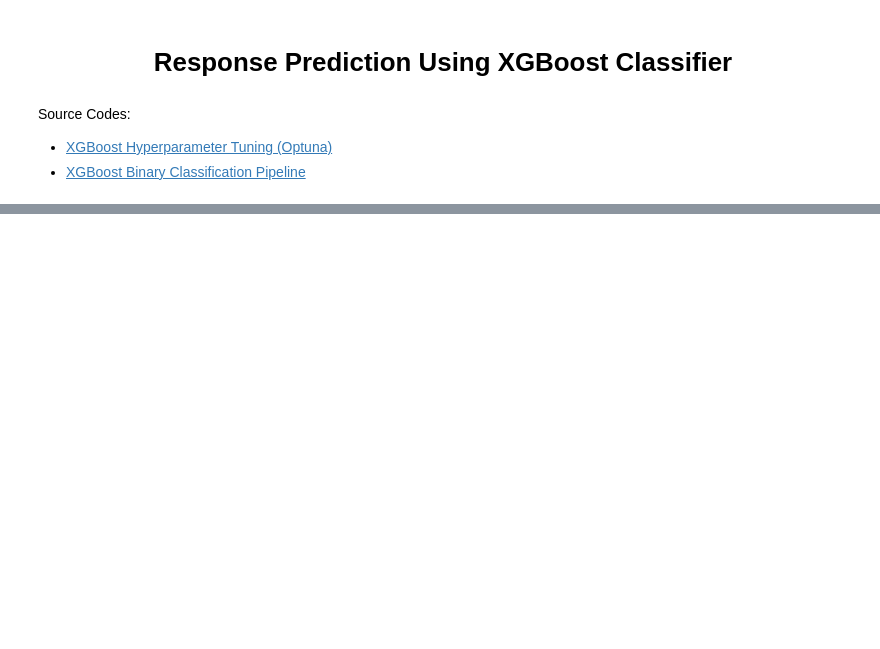
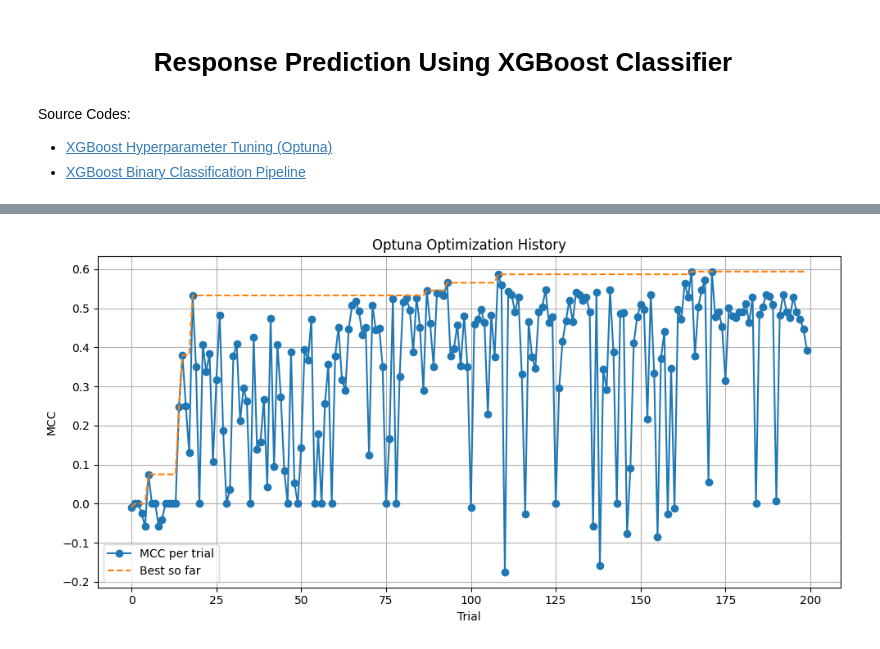
Before and after one commit to akaeii/telomere-mental-health, a Jupyter notebook: XGBoost/xgboost_machine_learning.ipynb, the cells around one changed output, grey strips where cells are left out. Cells and saved outputs as stored; diff of their text form; code cells hidden in the pictures; blank space fills up the shorter version.

```diff
--- a/XGBoost/xgboost_machine_learning.ipynb
+++ b/XGBoost/xgboost_machine_learning.ipynb
@@ -39,0 +13,8 @@ execute_pipeline(preprocessed_data)
+# %%
+data = pd.read_csv("../data/hamd_data.csv")
+target = data.hamd_response
+neg, pos = target.value_counts()
+# %%
+SEED = 42
+N_FOLDS = 10
+SPW = neg / pos
@@ -39,0 +189,17 @@ execute_pipeline(preprocessed_data)
+# %%
+import matplotlib.pyplot as plt
+
+values = [t.value for t in study.trials]
+
+plt.figure(figsize=(10, 5))
+plt.plot(values, marker="o", label="MCC per trial")
+plt.plot(np.maximum.accumulate(values), label="Best so far", linestyle="--")
+plt.title("Optuna Optimization History")
+plt.xlabel("Trial")
+plt.ylabel("MCC")
+plt.legend()
+plt.grid(True)
+plt.tight_layout()
+plt.show()
+# %% [output]
+[figure, added]
```
Also changed, not shown: parts of 17 cells of this notebook, 7 other files.
